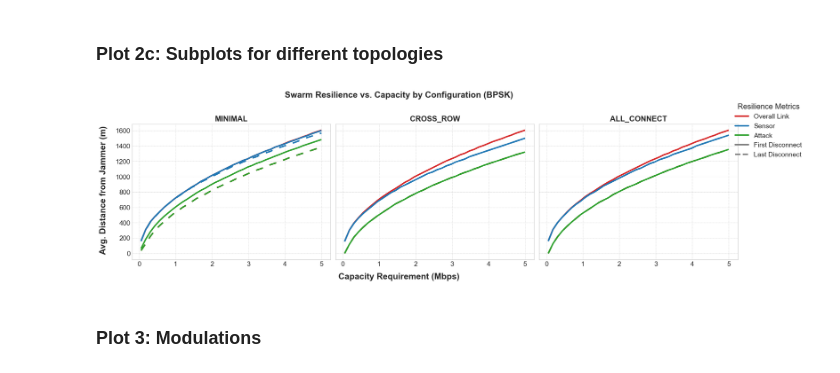
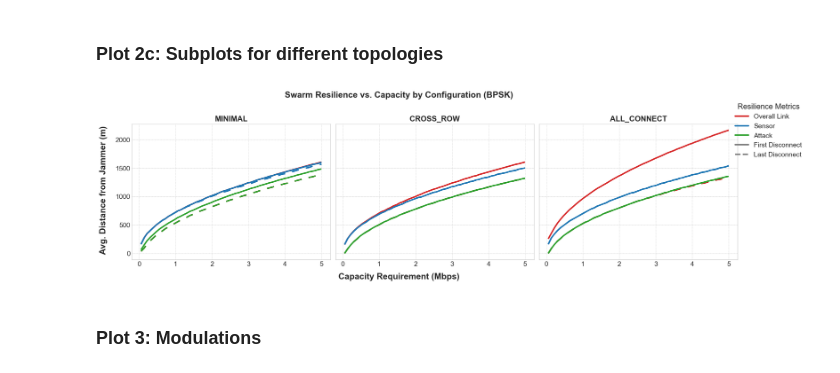
Before and after one commit to Sanexi/drone-network-ew-sim, a Jupyter notebook: analysis.ipynb, the cells around one changed output. Cells and saved outputs as stored; diff of their text form; code cells hidden in the pictures.

```diff
--- a/analysis.ipynb
+++ b/analysis.ipynb
@@ -681,7 +681,7 @@ import matplotlib.pyplot as plt
 from matplotlib.lines import Line2D
 
 # Load the dataset
-df = pd.read_csv('results/grid_summary_parallelv3.csv')
+df = pd.read_csv('results/grid_summary_parallelv7.csv')
 
 MODULATION = 'BPSK'
 
@@ -866,7 +857,7 @@ import numpy as np
 
 # --- Configuration ---
 # Use the filename of the CSV generated by your latest simulation run
-CSV_FILE = 'results/grid_summary_parallelv7.csv'
+CSV_FILE = 'results/grid_summary_parallelv8.csv'
 # Choose the modulation scheme you want to analyze
 MODULATION = 'BPSK'
 # Choose the specific connectivity configuration to plot
@@ -1007,7 +998,7 @@ from matplotlib.lines import Line2D
 
 # --- Configuration ---
 # Use the filename of the CSV generated by your latest simulation run
-CSV_FILE = 'results/grid_summary_parallelv7.csv'
+CSV_FILE = 'results/grid_summary_parallelv8.csv'
 # Choose the modulation scheme you want to analyze
 MODULATION = 'BPSK'
 # --- End of Configuration ---
@@ -1104,34 +1095,34 @@ for ax, config_name in zip(axes, configs_to_plot):
     ax.set_xlabel('') # Remove individual x-axis labels
 
 # 5. Customize the overall figure
 fig.suptitle(f'Swarm Resilience vs. Capacity by Configuration ({MODULATION})', fontsize=18, weight='bold')
 
 # Set shared labels for the entire figure
 fig.text(0.5, 0.08, 'Capacity Requirement (Mbps)', ha='center', va='center', fontsize=18, weight='bold')
 fig.text(0.07, 0.5, 'Avg. Distance from Jammer (m)', ha='center', va='center', rotation='vertical', fontsize=18, weight='bold')
 
 # --- Create a single, shared legend for the figure ---
 group_handles = [Line2D([0], [0], color=color, lw=3) for group, color in group_color_map.items()]
 group_labels = group_color_map.keys()
 
 event_handles = [
     Line2D([0], [0], color='gray', linestyle='-', lw=3),   # solid
     Line2D([0], [0], color='gray', linestyle='--', lw=3)   # dashed
 ]
 event_labels = event_style_map.keys()
 
 # Combine handles and labels
 all_handles = group_handles + event_handles
 all_labels = list(group_labels) + list(event_labels)
 
 # Place the combined legend on the figure
 fig.legend(all_handles, all_labels, title='Resilience Metrics', title_fontsize='16', fontsize='14', loc='upper left', bbox_to_anchor=(0.98, 0.95))
 
 # Adjust layout to make room for titles and legend
 plt.tight_layout(rect=[0.08, 0.1, 1, 0.95]) # Adjust rect to prevent title/label overlap
 plt.show()
 # %% [output]
-[figure, old version]
+[figure, new version]
 # %% [markdown]
 ### Plot 3: Modulations
 # %%
```
Also changed, not shown: parts of 6 cells of this notebook, 3 other files.
